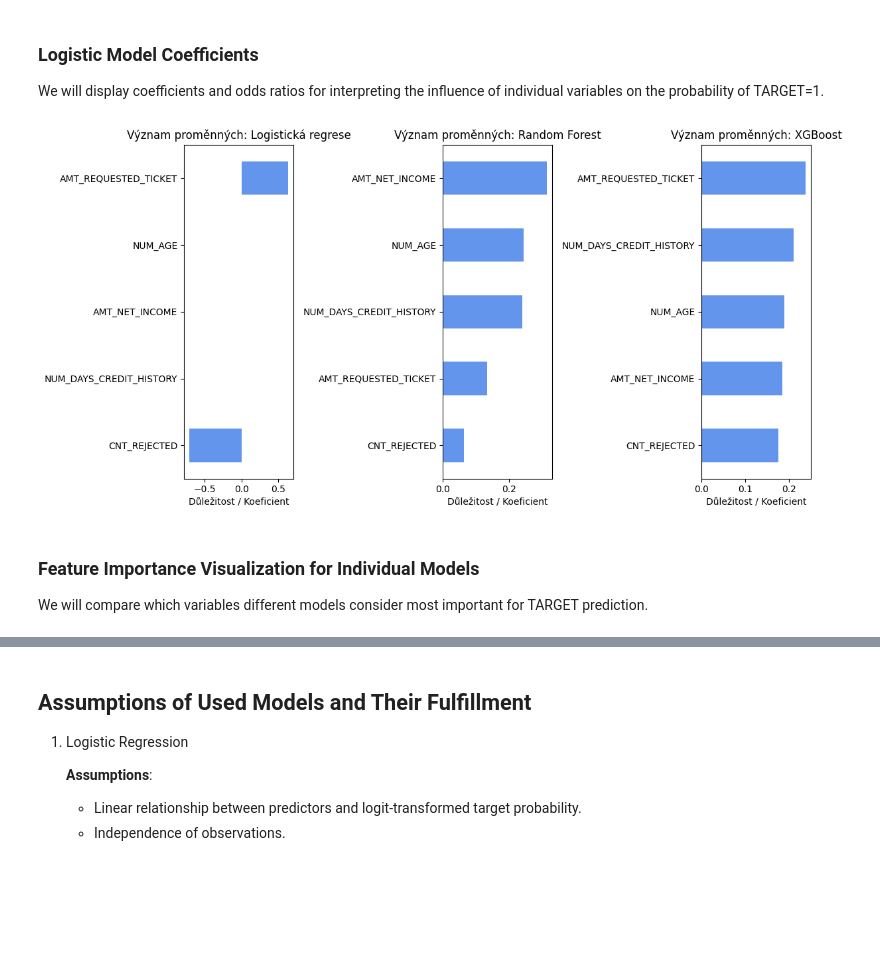
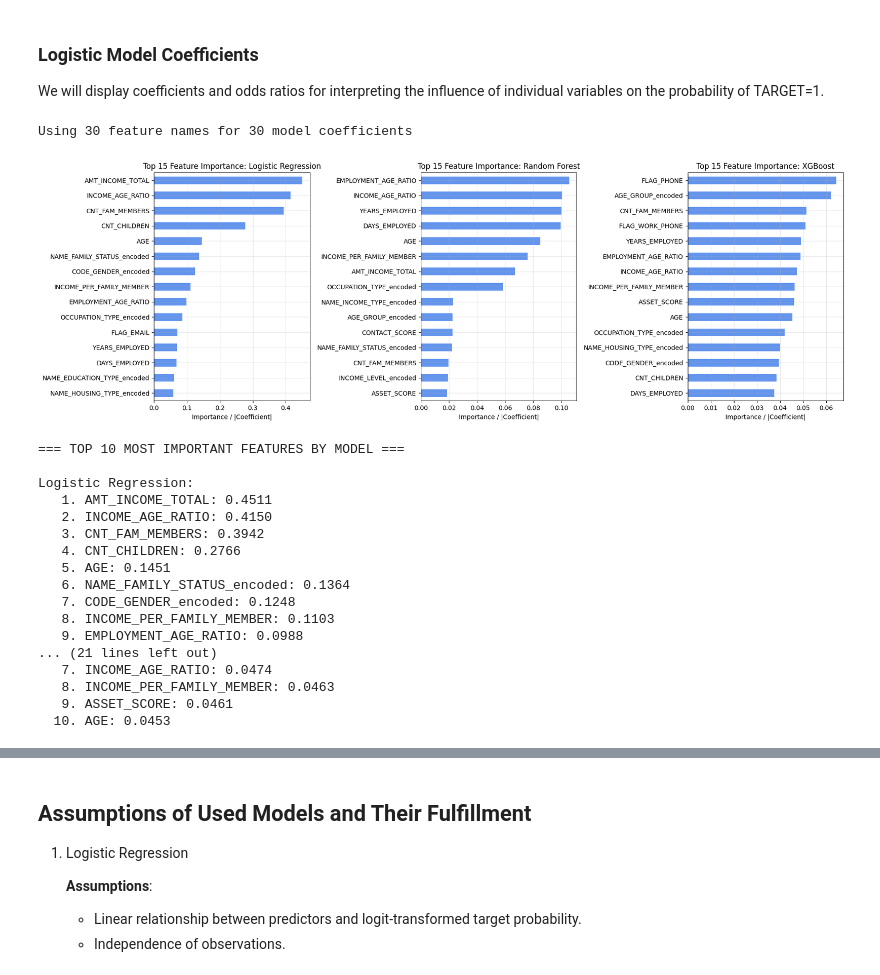
Before and after one commit to rafgger/logistic-tree-xgboost, a Jupyter notebook: logistic-tree-xgboost.ipynb, the cells around one changed output, grey strips where cells are left out. Cells and saved outputs as stored; diff of their text form; code cells hidden in the pictures; blank space fills up the shorter version.

Commit message:
Refactor code structure for improved readability and maintainability

```diff
--- a/logistic-tree-xgboost.ipynb
+++ b/logistic-tree-xgboost.ipynb
@@ -1662,28 +1662,63 @@ $ Var(Y)=p(1−p) Var(Y)=p(1−p) $.
 We will display coefficients and odds ratios for interpreting the influence of individual variables on the probability of TARGET=1.
 # %%
 # Visualization of feature importance for individual models
+import matplotlib.pyplot as plt
+
+# Initialize the importances dictionary
 importances = {}
 
-# Logistic regression - coefficients
-importances['Logistic Regression'] = pd.Series(logreg.coef_[0], index=X.columns)
+# Use the correct feature names from X_imputed (which has 30 features matching the models)
+feature_names = X_imputed.columns
+
+print(f"Using {len(feature_names)} feature names for {len(logreg_model.coef_[0])} model coefficients")
+
+# Logistic regression - coefficients (absolute values for importance)
+importances['Logistic Regression'] = pd.Series(abs(logreg_model.coef_[0]), index=feature_names)
 
 # Random Forest - feature_importances_
-importances['Random Forest'] = pd.Series(rf.feature_importances_, index=X.columns)
+importances['Random Forest'] = pd.Series(rf_model.feature_importances_, index=feature_names)
 
 # XGBoost - feature_importances_
-importances['XGBoost'] = pd.Series(xgb.feature_importances_, index=X.columns)
+importances['XGBoost'] = pd.Series(xgb_model.feature_importances_, index=feature_names)
 
-plt.figure(figsize=(12, 6))
+# Create visualization
+plt.figure(figsize=(18, 6))
 for i, (model_name, imp) in enumerate(importances.items(), 1):
     plt.subplot(1, 3, i)
-    imp.sort_values().plot(kind='barh', color='cornflowerblue', ax=plt.gca())
-    plt.title(f'Feature Importance: {model_name}')
-    plt.xlabel('Importance / Coefficient')
+    # Sort and take top 15 features for better readability
+    top_features = imp.sort_values(ascending=True).tail(15)
+    top_features.plot(kind='barh', color='cornflowerblue', ax=plt.gca())
+    plt.title(f'Top 15 Feature Importance: {model_name}')
+    plt.xlabel('Importance / |Coefficient|')
+    plt.grid(True, alpha=0.3)
+
 plt.tight_layout()
 plt.show()
+
+# Print top 10 features for each model
+print("\n=== TOP 10 MOST IMPORTANT FEATURES BY MODEL ===")
+for model_name, imp in importances.items():
+    print(f"\n{model_name}:")
+    top_10 = imp.sort_values(ascending=False).head(10)
+    for i, (feature, importance) in enumerate(top_10.items(), 1):
+        print(f"  {i:2d}. {feature}: {importance:.4f}")
 # %% [output]
+Using 30 feature names for 30 model coefficients
-[figure, old version]
+[figure, new version]
+=== TOP 10 MOST IMPORTANT FEATURES BY MODEL ===
+
+Logistic Regression:
+   1. AMT_INCOME_TOTAL: 0.4511
+   2. INCOME_AGE_RATIO: 0.4150
+   3. CNT_FAM_MEMBERS: 0.3942
+   4. CNT_CHILDREN: 0.2766
+   5. AGE: 0.1451
+   6. NAME_FAMILY_STATUS_encoded: 0.1364
+   7. CODE_GENDER_encoded: 0.1248
+   8. INCOME_PER_FAMILY_MEMBER: 0.1103
+   9. EMPLOYMENT_AGE_RATIO: 0.0988
+... (21 lines left out)
+   7. INCOME_AGE_RATIO: 0.0474
+   8. INCOME_PER_FAMILY_MEMBER: 0.0463
+   9. ASSET_SCORE: 0.0461
+  10. AGE: 0.0453
-# %% [markdown]
-### Feature Importance Visualization for Individual Models
-<a id="vizualizace-vyznamu-promennych-feature-importance-pro-jednotlive-modely"></a>
-We will compare which variables different models consider most important for TARGET prediction.
```
Also changed, not shown: parts of 10 cells of this notebook, 1 other file.
